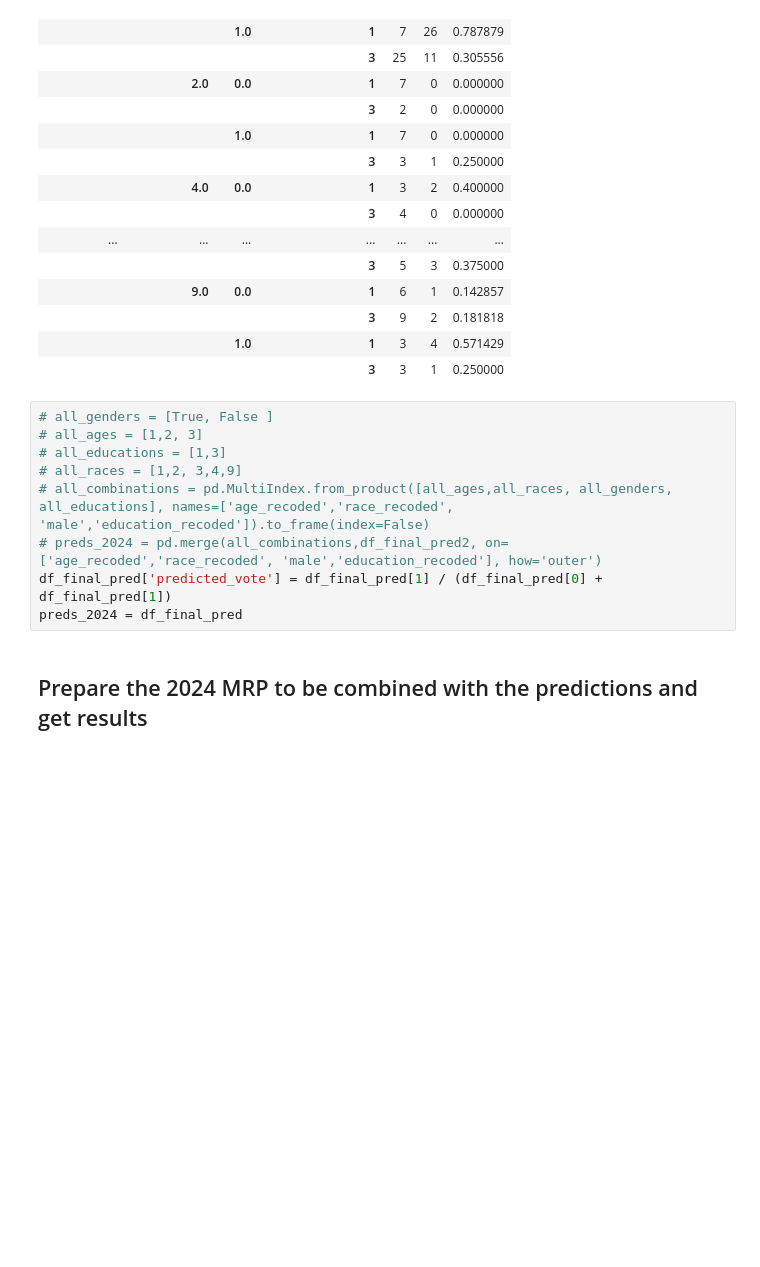
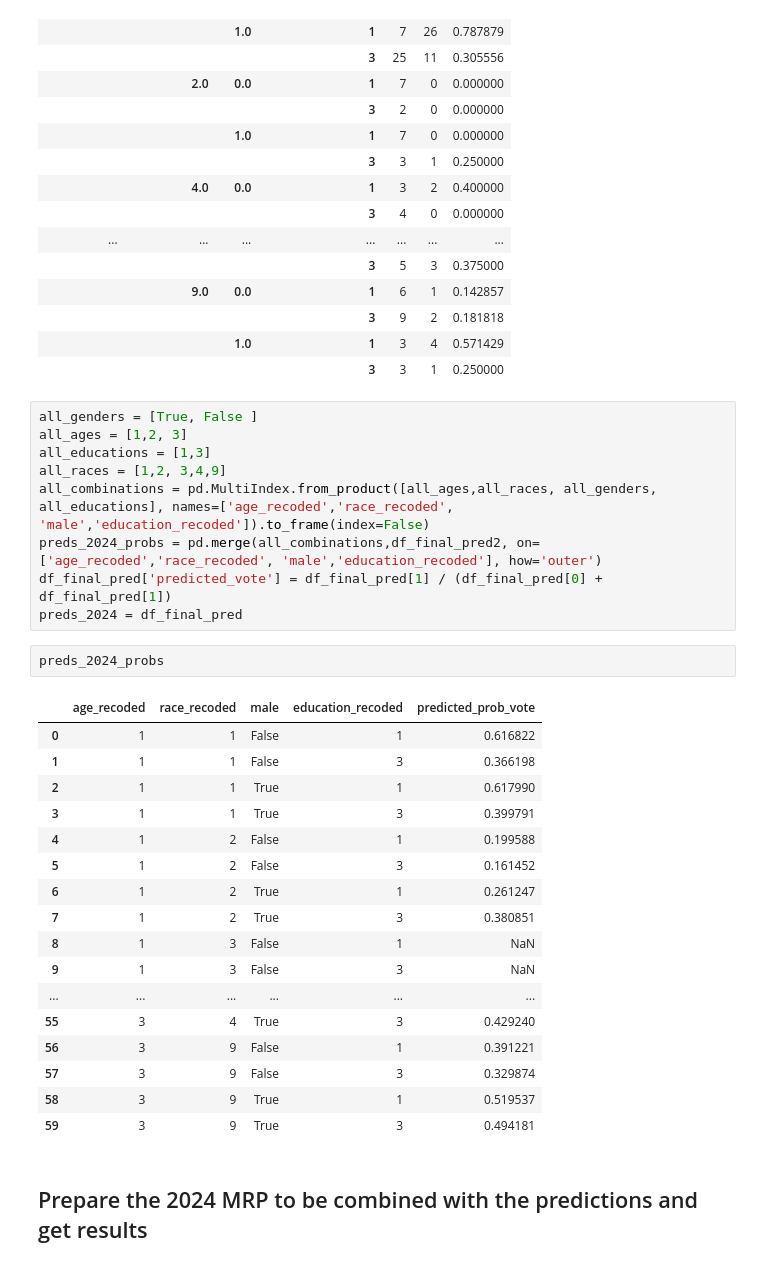
Before and after one commit to pmench/mrp-team, a Jupyter notebook: src/clean_ML.ipynb, the cells around one changed output. Cells and saved outputs as stored; diff of their text form; blank space fills up the shorter version.

```diff
--- a/src/clean_ML.ipynb
+++ b/src/clean_ML.ipynb
@@ -1313,14 +1313,34 @@ df_final_pred
 |  |  | 1.0 | 1 | 3 | 4 | 0.571429 |
 |  |  |  | 3 | 3 | 1 | 0.250000 |
 # %%
-# all_genders = [True, False ]
-# all_ages = [1,2, 3]
-# all_educations = [1,3]
-# all_races = [1,2, 3,4,9]
-# all_combinations = pd.MultiIndex.from_product([all_ages,all_races, all_genders, all_educations], names=['age_recoded','race_recoded', 'male','education_recoded']).to_frame(index=False)
-# preds_2024 = pd.merge(all_combinations,df_final_pred2, on=['age_recoded','race_recoded', 'male','education_recoded'], how='outer')
+all_genders = [True, False ]
+all_ages = [1,2, 3]
+all_educations = [1,3]
+all_races = [1,2, 3,4,9]
+all_combinations = pd.MultiIndex.from_product([all_ages,all_races, all_genders, all_educations], names=['age_recoded','race_recoded', 'male','education_recoded']).to_frame(index=False)
+preds_2024_probs = pd.merge(all_combinations,df_final_pred2, on=['age_recoded','race_recoded', 'male','education_recoded'], how='outer')
 df_final_pred['predicted_vote'] = df_final_pred[1] / (df_final_pred[0] + df_final_pred[1])
 preds_2024 = df_final_pred
+# %%
+preds_2024_probs
+# %% [output]
+|  | age_recoded | race_recoded | male | education_recoded | predicted_prob_vote |
+| 0 | 1 | 1 | False | 1 | 0.616822 |
+| 1 | 1 | 1 | False | 3 | 0.366198 |
+| 2 | 1 | 1 | True | 1 | 0.617990 |
+| 3 | 1 | 1 | True | 3 | 0.399791 |
+| 4 | 1 | 2 | False | 1 | 0.199588 |
+| 5 | 1 | 2 | False | 3 | 0.161452 |
+| 6 | 1 | 2 | True | 1 | 0.261247 |
+| 7 | 1 | 2 | True | 3 | 0.380851 |
+| 8 | 1 | 3 | False | 1 | NaN |
+| 9 | 1 | 3 | False | 3 | NaN |
+| ... | ... | ... | ... | ... | ... |
+| 55 | 3 | 4 | True | 3 | 0.429240 |
+| 56 | 3 | 9 | False | 1 | 0.391221 |
+| 57 | 3 | 9 | False | 3 | 0.329874 |
+| 58 | 3 | 9 | True | 1 | 0.519537 |
+| 59 | 3 | 9 | True | 3 | 0.494181 |
 # %% [markdown]
 ## Prepare the 2024 MRP to be combined with the predictions and get results
 # %%
```
Also changed, not shown: parts of 3 cells of this notebook.
